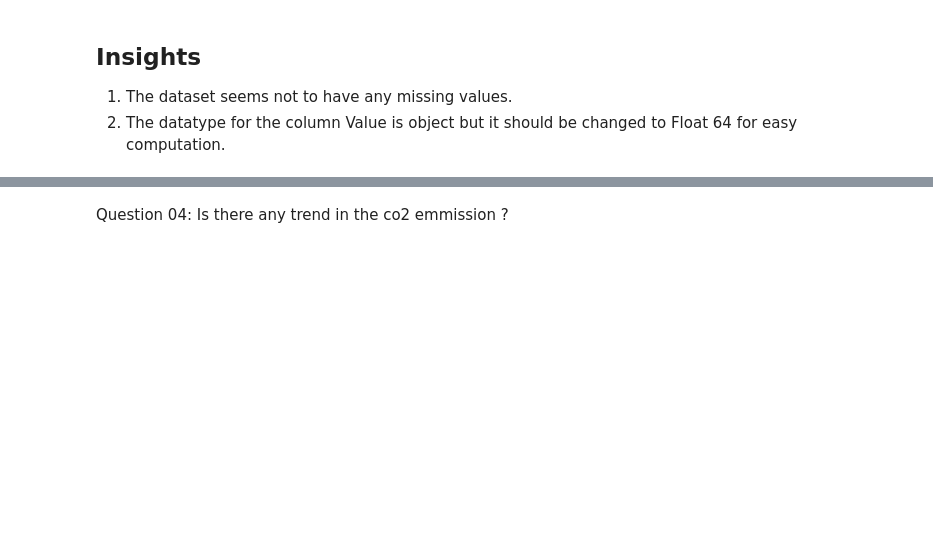
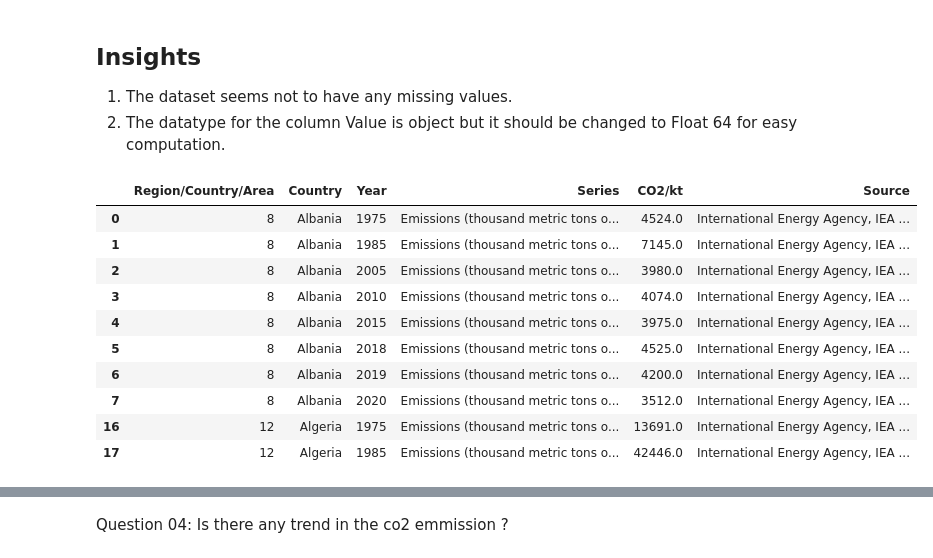
Before and after one commit to ntakirutimanapierre/Analytics-Assignemnt2-Exploratory-Data-Analysis-and-Reporting, a Jupyter notebook: notebook.ipynb, the cells around one changed output, grey strips where cells are left out. Saved outputs shown, nothing was run; the diff lists cells and outputs as text; code cells hidden in the pictures; blank space fills up the shorter version.

```diff
--- a/notebook.ipynb
+++ b/notebook.ipynb
@@ -22,6 +22,6 @@ warnings.filterwarnings("ignore")
 9. What insight could this data provide
 10. How are variables correlated between each other
 # %%
-co2_data = pd.read_csv('co2.csv', encoding='latin-1', skiprows=1)
+co2_data = pd.read_csv('SYB66_310_202310_Carbon Dioxide Emission Estimates.csv', encoding='latin-1', skiprows=1)
 # %%
 co2_data.head(10)
@@ -62,6 +104,27 @@ co2_data.info()
 
 1. The dataset seems not to have any missing values.
 2. The datatype for the column Value is object but it should be changed to Float 64 for easy computation.
+# %%
+#create separate datasets or columns for   thousand metric tons  emission
+k_co2 = co2_data[co2_data['Value'].str.contains(',')]
+# %%
+#renamong the value columns
+k_co2.rename(columns= {"Value":"CO2/kt"},inplace=True)
 # %%
 #changing the datatype of Value column to float
-co2_data['Value'] = co2_data['Value'].str.replace(',','').astype(float)
+k_co2['CO2/kt'] = k_co2['CO2/kt'].str.replace(',','').astype(float)
+# %%
+#observing the dataset
+k_co2.head(10)
+# %% [output]
+|  | Region/Country/Area | Country | Year | Series | CO2/kt | Source |
+| 0 | 8 | Albania | 1975 | Emissions (thousand metric tons o... | 4524.0 | International Energy Agency, IEA ... |
+| 1 | 8 | Albania | 1985 | Emissions (thousand metric tons o... | 7145.0 | International Energy Agency, IEA ... |
+| 2 | 8 | Albania | 2005 | Emissions (thousand metric tons o... | 3980.0 | International Energy Agency, IEA ... |
+| 3 | 8 | Albania | 2010 | Emissions (thousand metric tons o... | 4074.0 | International Energy Agency, IEA ... |
+| 4 | 8 | Albania | 2015 | Emissions (thousand metric tons o... | 3975.0 | International Energy Agency, IEA ... |
+| 5 | 8 | Albania | 2018 | Emissions (thousand metric tons o... | 4525.0 | International Energy Agency, IEA ... |
+| 6 | 8 | Albania | 2019 | Emissions (thousand metric tons o... | 4200.0 | International Energy Agency, IEA ... |
+| 7 | 8 | Albania | 2020 | Emissions (thousand metric tons o... | 3512.0 | International Energy Agency, IEA ... |
+| 16 | 12 | Algeria | 1975 | Emissions (thousand metric tons o... | 13691.0 | International Energy Agency, IEA ... |
+| 17 | 12 | Algeria | 1985 | Emissions (thousand metric tons o... | 42446.0 | International Energy Agency, IEA ... |
```
Also changed, not shown: parts of 18 cells of this notebook.
